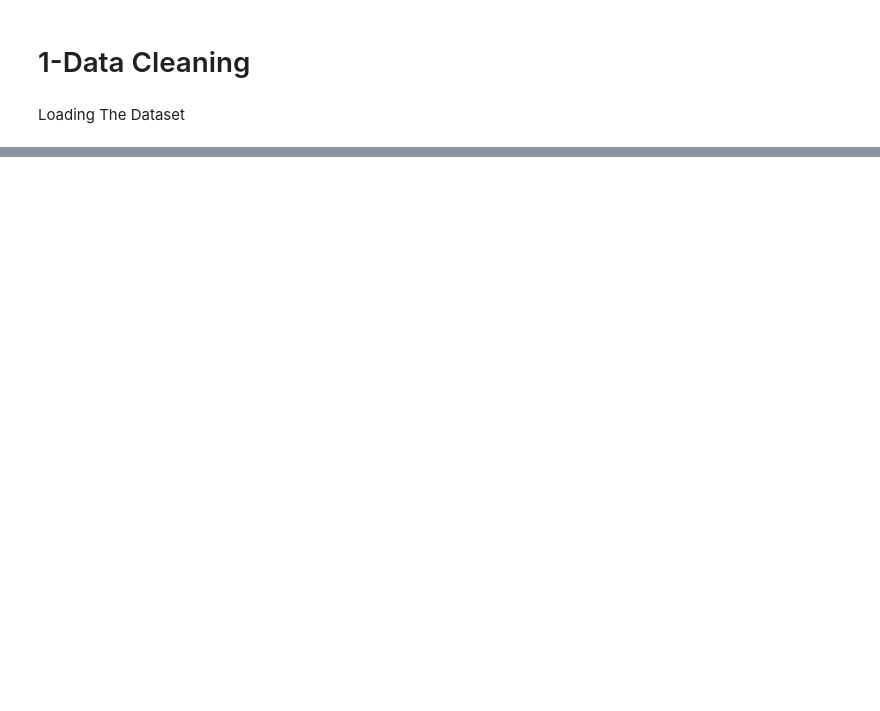
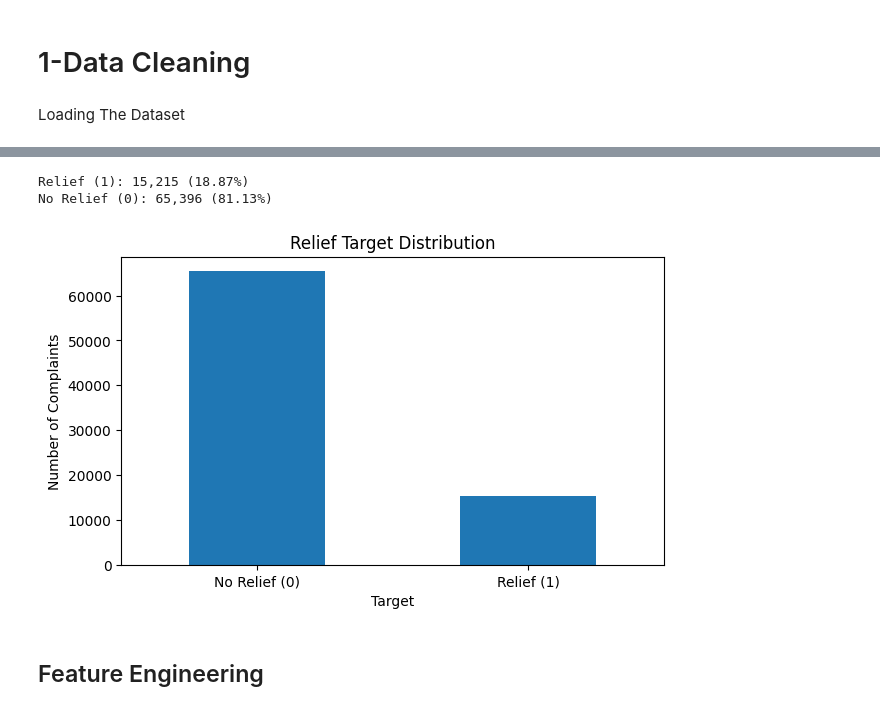
Before and after one commit to kya6/Cinsight, a Jupyter notebook: Cinsight.ipynb, the cells around one changed output, grey strips where cells are left out. Saved outputs shown, nothing was run; the diff lists cells and outputs as text; code cells hidden in the pictures; blank space fills up the shorter version.

Commit message:
Feature engineering and Modelling

```diff
--- a/Cinsight.ipynb
+++ b/Cinsight.ipynb
@@ -221,0 +697,27 @@ Updated dataset shape: (81886, 13)
+# %%
+# Create the Relief target by mapping company response categories to 0 and 1
+
+relief_categories = {
+    "Closed with monetary relief": 1,
+    "Closed with non-monetary relief": 1,
+    "Closed with explanation": 0,
+    "Closed": 0
+}
+
+df["Relief"] = df[target_column].map(relief_categories)
+# %%
+# Check which company response categories were not mapped to the Relief target
+
+unmapped = df[df["Relief"].isna()][target_column].value_counts(dropna=False)
+
+print("Unmapped categories:")
+
+display(unmapped)
+
+# Check how many rows have a missing target value
+print("Missing Relief values:", df["Relief"].isna().sum())
+
+# Drop rows where the target is missing — a model can't learn from an unknown label
+df = df.dropna(subset=["Relief"])
+
+print("Remaining rows after dropping missing targets:", df.shape[0])
@@ -221,0 +756,35 @@ Updated dataset shape: (81886, 13)
+# %%
+# Calculate and print the number and percentage of Relief and No Relief cases
+
+relief_count = (df["Relief"] == 1).sum()
+no_relief_count = (df["Relief"] == 0).sum()
+
+total = relief_count + no_relief_count
+
+print(f"Relief (1): {relief_count:,} ({relief_count/total:.2%})")
+print(f"No Relief (0): {no_relief_count:,} ({no_relief_count/total:.2%})")
+# %% [output]
+Relief (1): 15,215 (18.87%)
+No Relief (0): 65,396 (81.13%)
+# %%
+# Visualize the distribution of the Relief target
+
+plt.figure(figsize=(7, 4))
+
+df["Relief"].value_counts().sort_index().plot(kind="bar")
+
+plt.title("Relief Target Distribution")
+plt.xlabel("Target")
+plt.ylabel("Number of Complaints")
+
+plt.xticks(
+    [0, 1],
+    ["No Relief (0)", "Relief (1)"],
+    rotation=0
+)
+
+plt.show()
+# %% [output]
+[figure, added]
+# %% [markdown]
+## Feature Engineering
```
Also changed, not shown: parts of 141 cells of this notebook.
